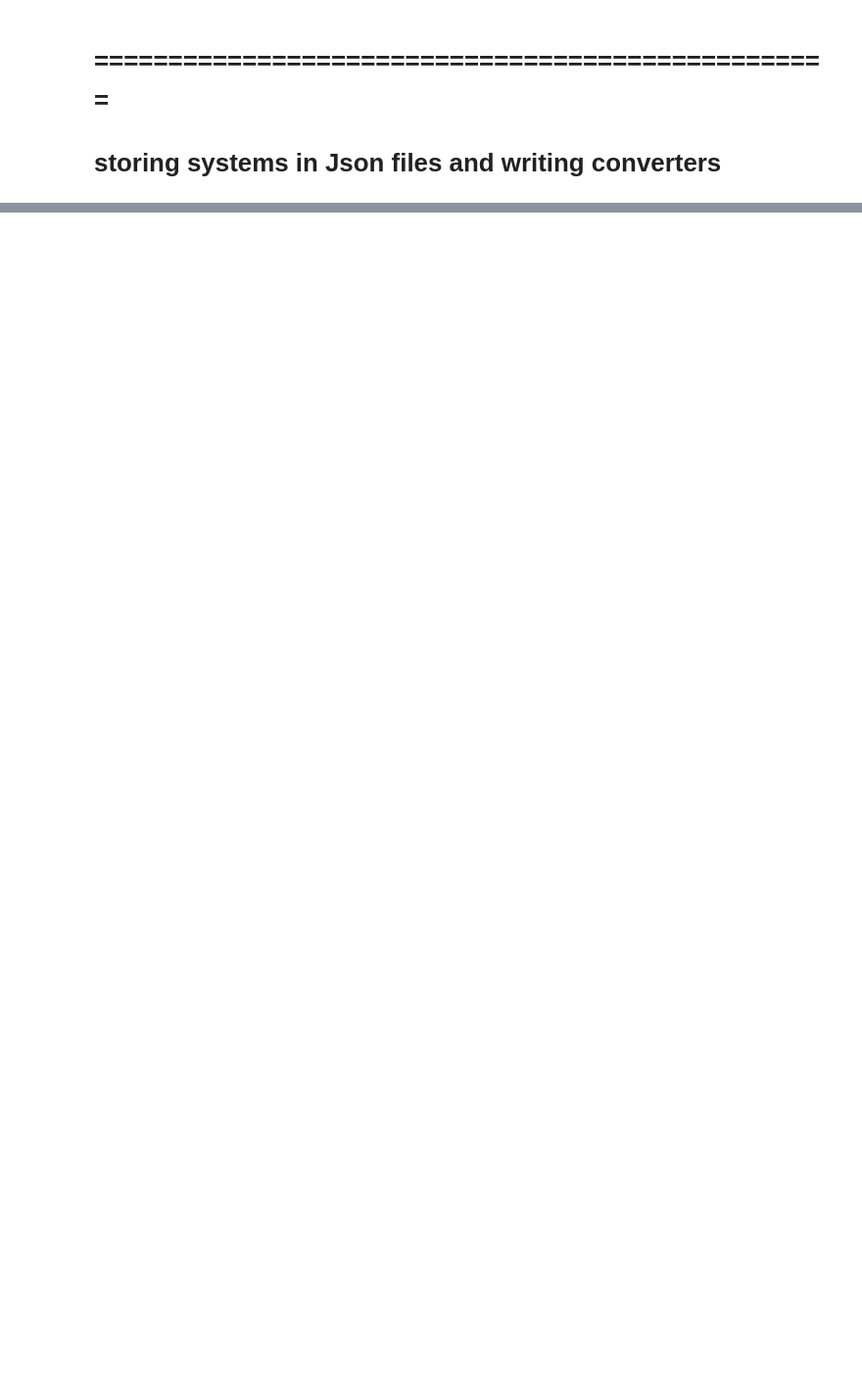
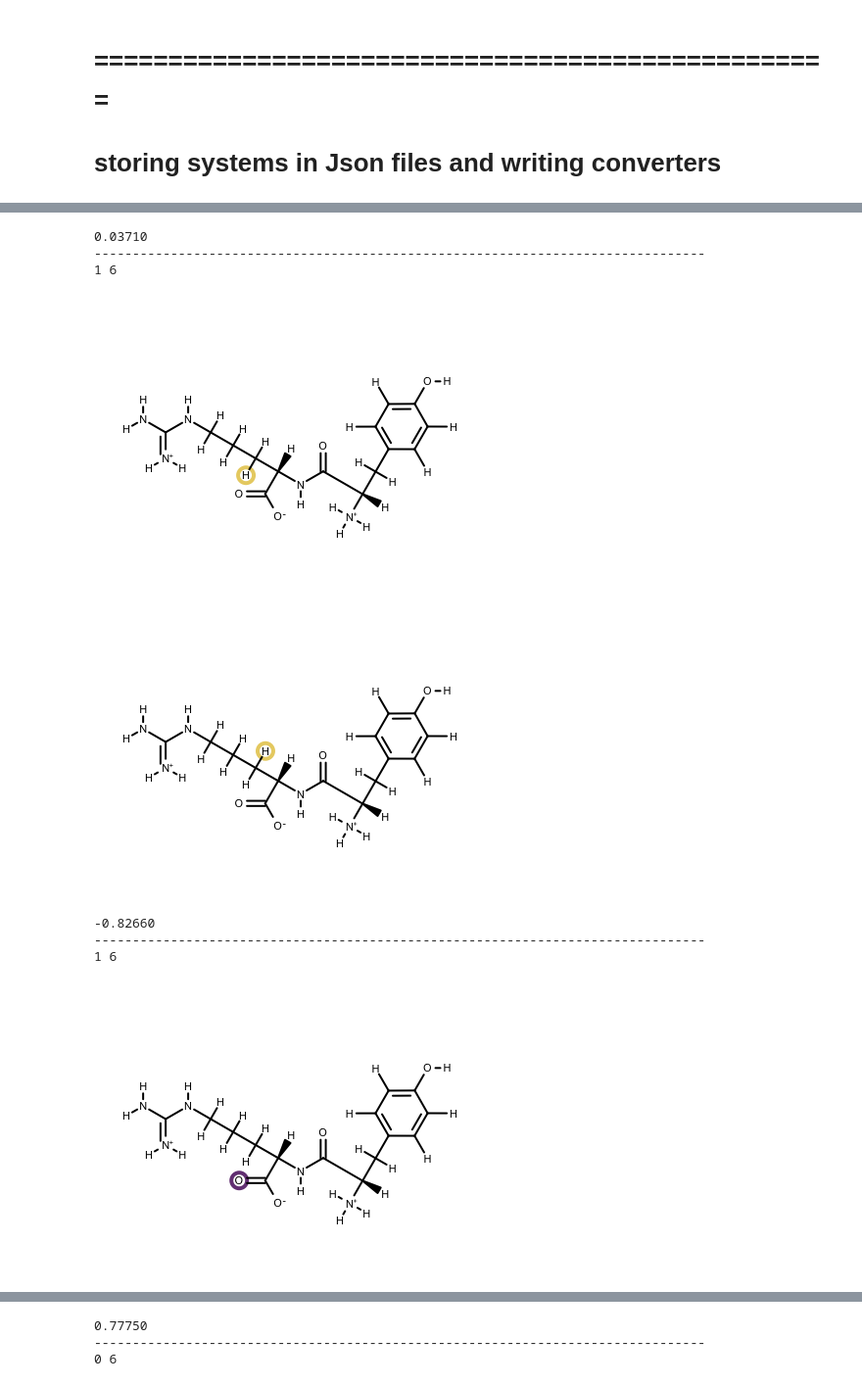
Before and after one commit to MobleyLab/chemper, a Jupyter notebook: examples/typing_proteins/Making_proteins.ipynb, the cells around one changed output, grey strips where cells are left out. Shown at 98% size. Saved outputs shown, nothing was run; the diff lists cells and outputs as text; code cells hidden in the pictures; blank space fills up the shorter version.

```diff
--- a/examples/typing_proteins/Making_proteins.ipynb
+++ b/examples/typing_proteins/Making_proteins.ipynb
@@ -617,0 +280,26 @@ big_smirks
+# %%
+def convert_json(json_file):
+    with open(json_file, 'r') as inputf:
+        new_d = json.load(inputf)
+
+    def make_mol(smiles):
+        m = oechem.OEMol()
+        oechem.OESmilesToMol(m,smiles)
+        return m
+
+    new_mols = [make_mol(s) for s in new_d['smiles']]
+    new_maps = [cmiles.utils.get_atom_map(m, new_d['smiles'][m_idx]) for m_idx, m in enumerate(new_mols)]
+
+    new_clusters = dict()
+
+    for param, c_list in new_d['clusters'].items():
+        new_clusters[param] = list()
+        for label, list_by_mol in c_list:
+            temp_mol_list = list()
+            for m_idx, mol_atoms in enumerate(list_by_mol):
+                temp_mol_list.append([tuple([new_maps[m_idx][i] for i in a]) for a in mol_atoms] )
+            new_clusters[param].append((label, temp_mol_list))
+
+    return new_mols, new_clusters, new_d['smirks_lists']
+# %%
+mols, clusters, smirks_order_dict = convert_json('/Users/caitlinbannan/Desktop/test_store_smirksifier.json')
@@ -617,0 +333,27 @@ big_smirks
+# %%
+for c_idx, (p_lab, cluster) in enumerate(clusters['charge']):
+    print(p_lab)
+    color = final_colors[c_idx]
+    for mol_idx, atom_indice_list in enumerate(cluster):
+        if len(atom_indice_list) == 0:
+            continue
+        print('-'*80)
+        m = oechem.OEMol(mols[mol_idx])
+        aros = [atom for atom in m.GetAtoms() if atom.IsAromatic()]
+        print(mol_idx, oechem.OECount(m, oechem.OEIsAromaticAtom()))
+
+
+        #m.SetTitle(p_lab)
+        for a_idx, a in enumerate(atom_indice_list):
+            img = depictMatch(m, supH=False, idx_atoms=a, color1=color, width=400, height=300)
+            display(Image(oedepict.OEWriteImageToString("png",img)))
+# %% [output]
+0.03710
+--------------------------------------------------------------------------------
+1 6
+[figure, added]
+[figure, added]
+-0.82660
+--------------------------------------------------------------------------------
+1 6
+[figure, added]
@@ -617,0 +361,3 @@ big_smirks
+0.77750
+--------------------------------------------------------------------------------
+0 6
```
Also changed, not shown: parts of 26 cells of this notebook, 1 other file.
